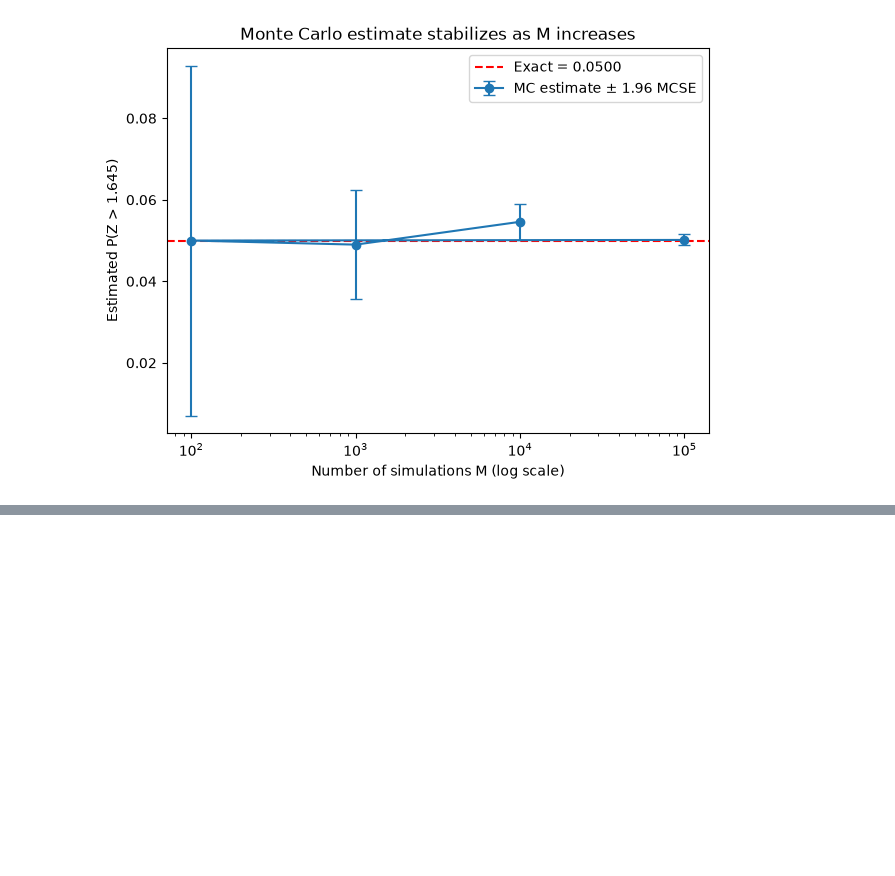
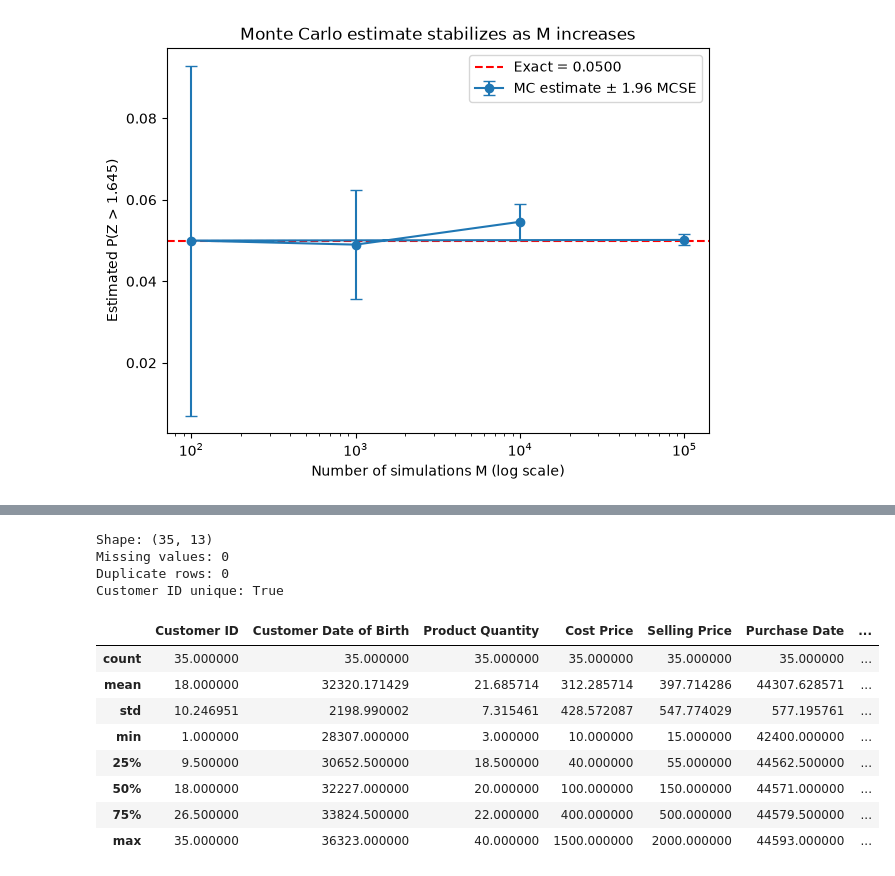
Before and after one commit to saa824/STAT556-Homework-4, a Jupyter notebook: notebooks/Homework4_Book.ipynb, the cells around one changed output, grey strips where cells are left out. Cells and saved outputs as stored; diff of their text form; code cells hidden in the pictures; blank space fills up the shorter version.

```diff
--- a/notebooks/Homework4_Book.ipynb
+++ b/notebooks/Homework4_Book.ipynb
@@ -136,0 +142,26 @@ Therefore, reducing the Monte Carlo standard error by a factor of 10 requires ap
+# %%
+## Reading the data from CSV file
+ZenoMart_df = pd.read_csv("../data/raw/ZenoMart.csv")
+# %%
+print("Shape:", ZenoMart_df.shape)
+print("Missing values:", int(ZenoMart_df.isna().sum().sum()))
+print("Duplicate rows:", int(ZenoMart_df.duplicated().sum()))
+print("Customer ID unique:", ZenoMart_df["Customer ID"].is_unique)
+print()
+# %% [output]
+Shape: (35, 13)
+Missing values: 0
+Duplicate rows: 0
+Customer ID unique: True
+# %%
+ZenoMart_df.describe()
+# %% [output]
+|  | Customer ID | Customer Date of Birth | Product Quantity | Cost Price | Selling Price | Purchase Date | ... |
+| count | 35.000000 | 35.000000 | 35.000000 | 35.000000 | 35.000000 | 35.000000 | ... |
+| mean | 18.000000 | 32320.171429 | 21.685714 | 312.285714 | 397.714286 | 44307.628571 | ... |
+| std | 10.246951 | 2198.990002 | 7.315461 | 428.572087 | 547.774029 | 577.195761 | ... |
+| min | 1.000000 | 28307.000000 | 3.000000 | 10.000000 | 15.000000 | 42400.000000 | ... |
+| 25% | 9.500000 | 30652.500000 | 18.500000 | 40.000000 | 55.000000 | 44562.500000 | ... |
+| 50% | 18.000000 | 32227.000000 | 20.000000 | 100.000000 | 150.000000 | 44571.000000 | ... |
+| 75% | 26.500000 | 33824.500000 | 22.000000 | 400.000000 | 500.000000 | 44579.500000 | ... |
+| max | 35.000000 | 36323.000000 | 40.000000 | 1500.000000 | 2000.000000 | 44593.000000 | ... |
```
Also changed, not shown: parts of 18 cells of this notebook.
